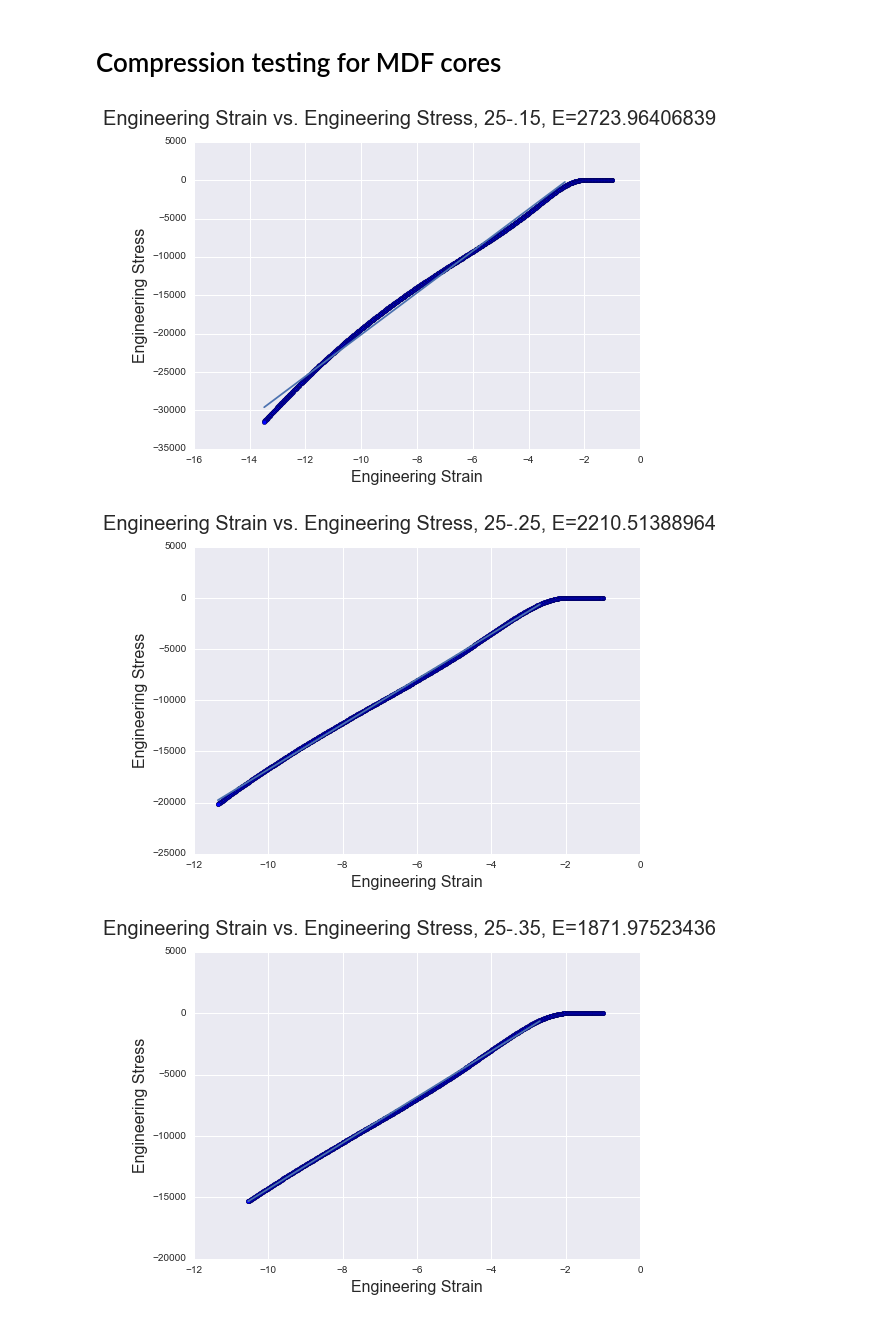
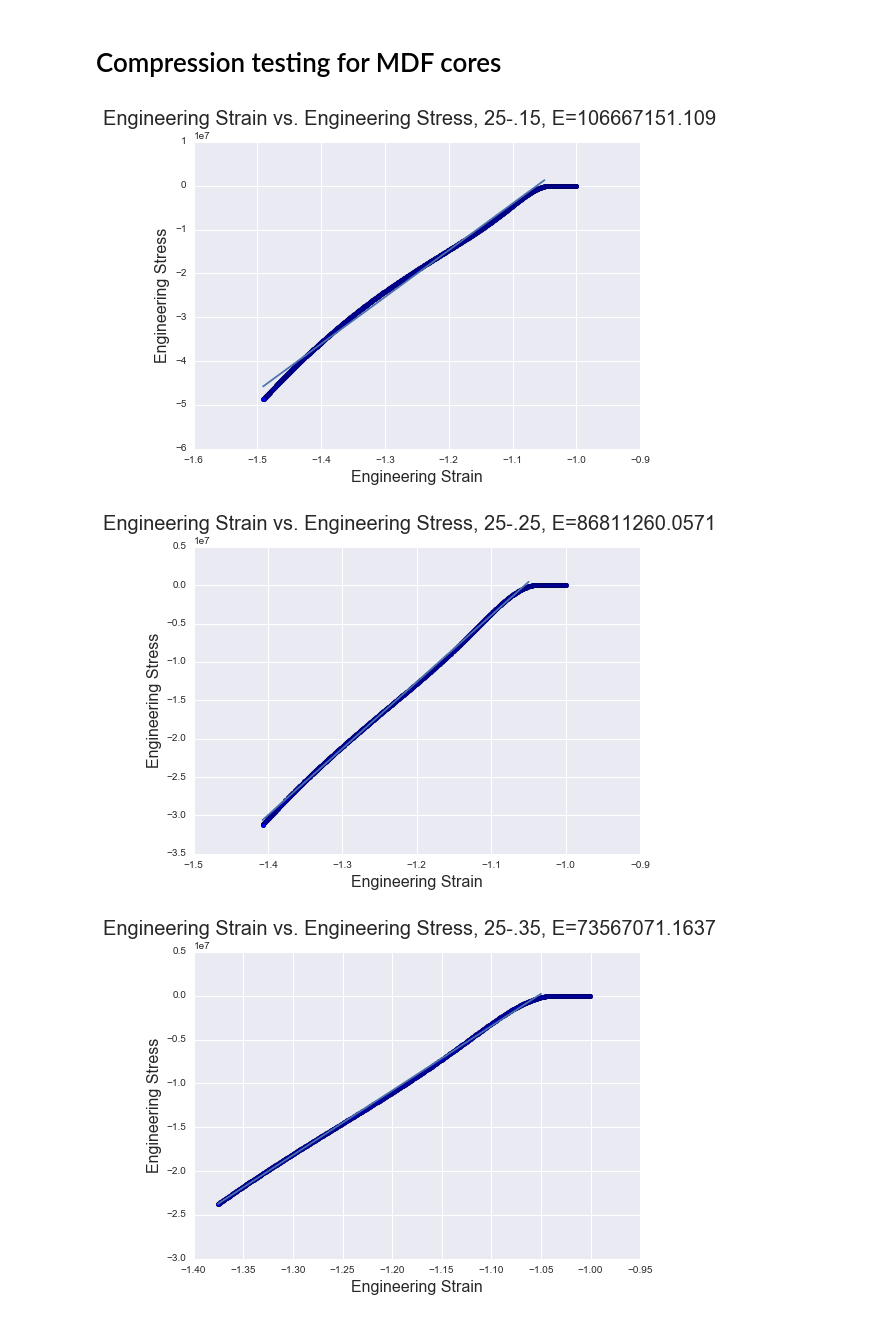
Before and after one commit to keenanzucker/boardz, a Jupyter notebook: compressionCore.ipynb, the cells around one changed output. Cells and saved outputs as stored; diff of their text form; code cells hidden in the pictures.

```diff
--- a/compressionCore.ipynb
+++ b/compressionCore.ipynb
@@ -57,7 +57,7 @@ def rotateGraph(df):
 # seaborn(df)
 # graphDataframe(df)
 # %%
-def engineeringStrain(extensions, length):
+def engineeringStrain(extensions, length): # UNITLESS... everything in mm
     epsilon = []
     for extension in extensions:
         epsilon.append((extension - length)/length)
@@ -69,7 +69,7 @@ def engineeringStress(loads, area):
         sigma.append(load/area)
     return sigma
 
-def graphStressStrain(df, length, area, sample, estimate=-2.7):
+def graphStressStrain(df, length, area, sample, estimate=-1.05):
 
     extensions = df['Extension']
     loads = df['Load']
@@ -77,8 +77,10 @@ def graphStressStrain(df, length, area, sample, estimate=-2.7):
     extensions = [float(x) for x in extensions]
     loads = [float(y) for y in loads]
 
+    mmarea = sqINtosqMM(area)
+    marea = mmarea / 1000000
     strains = engineeringStrain(extensions, length)
-    stresses = engineeringStress(loads, area)
+    stresses = engineeringStress(loads, marea)
 
     chopPoint = chopData(strains, estimate)
 
@@ -93,43 +95,49 @@ def graphStressStrain(df, length, area, sample, estimate=-2.7):
     ax.plot(modStrains, fit[0]*modStrains + fit[1])
     ax.scatter(strains, stresses)
 
     fig.suptitle('Engineering Strain vs. Engineering Stress, {}, E={}'.format(sample, compressionModulus), fontsize=20)
     plt.xlabel('Engineering Strain', fontsize=16)
     plt.ylabel('Engineering Stress', fontsize=16)
 
     plt.show()
     return compressionModulus
 
 def chopData(dataList, estimate):
     for data in dataList[::-1]:
         if data < estimate:
             continue
         else:
             return dataList.index(data)
 
+
+def sqINtosqMM(inches):
+    return 645.16*inches
+
+thickness = 6.35
+
 moduli = {}
 s25_15 = makeDataframe('./data/CompressionCore/Core25-15.csv')
-moduli["25-15"] = graphStressStrain(s25_15, .25, 3.1793, "25-.15")
+moduli["25-15"] = graphStressStrain(s25_15, thickness, 3.1793, "25-.15")
 s25_25 = makeDataframe('./data/CompressionCore/Core25-25.csv')
-moduli["25-25"] = graphStressStrain(s25_25, .25, 4.9657, "25-.25")
+moduli["25-25"] = graphStressStrain(s25_25, thickness, 4.9657, "25-.25")
 s25_35 = makeDataframe('./data/CompressionCore/Core25-35.csv')
-moduli["25-35"] = graphStressStrain(s25_35, .25, 6.5268, "25-.35")
+moduli["25-35"] = graphStressStrain(s25_35, thickness, 6.5268, "25-.35")
 s50_15 = makeDataframe('./data/CompressionCore/Core50-15.csv')
-moduli["50-15"] = graphStressStrain(s50_15, .25, 2.9635, "50-.15", -2.9)
+moduli["50-15"] = graphStressStrain(s50_15, thickness, 2.9635, "50-.15")
 s50_25 = makeDataframe('./data/CompressionCore/Core50-25.csv')
-moduli["50-25"] = graphStressStrain(s50_25, .25, 4.6801, "50-.25")
+moduli["50-25"] = graphStressStrain(s50_25, thickness, 4.6801, "50-.25")
 s50_35 = makeDataframe('./data/CompressionCore/Core50-35.csv')
-moduli["50-35"] = graphStressStrain(s50_35, .25, 6.5014, "50-.35")
+moduli["50-35"] = graphStressStrain(s50_35, thickness, 6.5014, "50-.35")
 s75_15 = makeDataframe('./data/CompressionCore/Core75-15.csv')
-moduli["75-15"] = graphStressStrain(s75_15, .25, 2.9477, "75-.15")
+moduli["75-15"] = graphStressStrain(s75_15, thickness, 2.9477, "75-.15")
 s75_25 = makeDataframe('./data/CompressionCore/Core75-25.csv')
-moduli["75-25"] = graphStressStrain(s75_25, .25, 4.6992, "75-.25")
+moduli["75-25"] = graphStressStrain(s75_25, thickness, 4.6992, "75-.25")
 s75_35 = makeDataframe('./data/CompressionCore/Core75-35.csv')
-moduli["75-35"] = graphStressStrain(s75_35, .25, 6.4284, "75-.35")
+moduli["75-35"] = graphStressStrain(s75_35, thickness, 6.4284, "75-.35")
 sFull = makeDataframe('./data/CompressionCore/CoreFull.csv')
-moduli["Full"] = graphStressStrain(sFull, .25, 16.7533, "Full", -3)
+moduli["Full"] = graphStressStrain(sFull, thickness, 16.7533, "Full")
 print moduli
 # %% [output]
-[figure, old version]
+[figure, new version]
-[figure, old version]
+[figure, new version]
-[figure, old version]
+[figure, new version]
```
Also changed, not shown: parts of 2 cells of this notebook, 20 other files.
